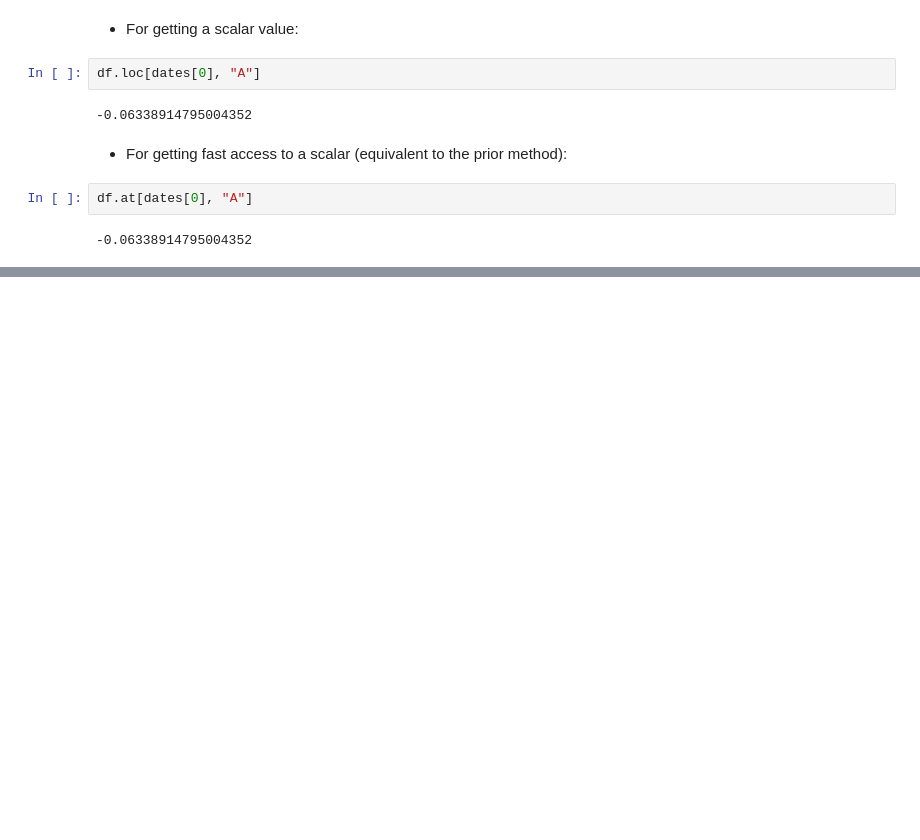
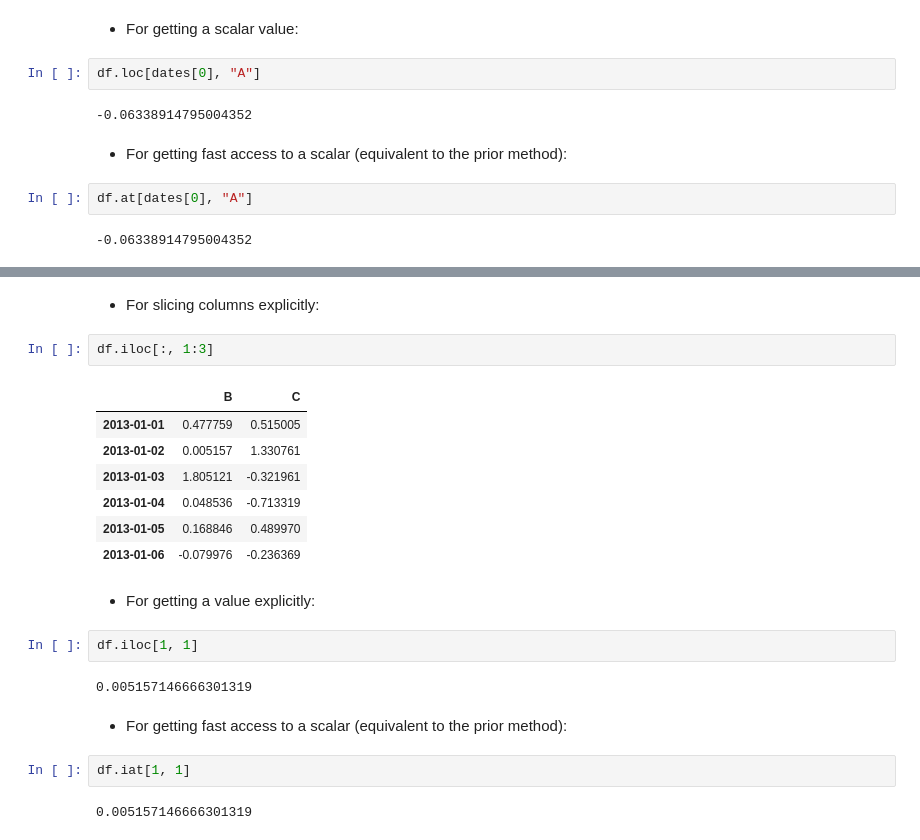
Before and after one commit to ZhangNingSAU/Spring-2021-CSCI-480-Machine-Learning, a Jupyter notebook: Slides/00_Python_Basics.ipynb, the cells around one changed output, grey strips where cells are left out. Cells and saved outputs as stored; diff of their text form; blank space fills up the shorter version.

```diff
--- a/Slides/00_Python_Basics.ipynb
+++ b/Slides/00_Python_Basics.ipynb
@@ -1227,0 +1264,24 @@ df.at[dates[0], "A"]
+# %% [markdown]
++ For slicing columns explicitly:
+# %%
+df.iloc[:, 1:3]
+# %% [output]
+|  | B | C |
+| 2013-01-01 | 0.477759 | 0.515005 |
+| 2013-01-02 | 0.005157 | 1.330761 |
+| 2013-01-03 | 1.805121 | -0.321961 |
+| 2013-01-04 | 0.048536 | -0.713319 |
+| 2013-01-05 | 0.168846 | 0.489970 |
+| 2013-01-06 | -0.079976 | -0.236369 |
+# %% [markdown]
++ For getting a value explicitly:
+# %%
+df.iloc[1, 1]
+# %% [output]
+0.005157146666301319
+# %% [markdown]
++ For getting fast access to a scalar (equivalent to the prior method):
+# %%
+df.iat[1, 1]
+# %% [output]
+0.005157146666301319
```
Also changed, not shown: parts of 8 cells of this notebook.
